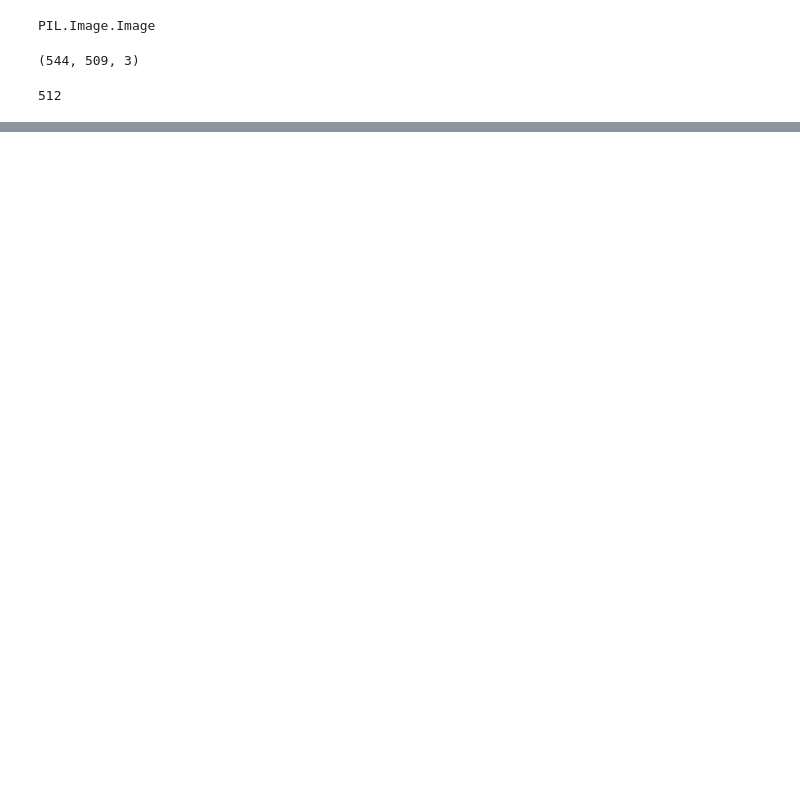
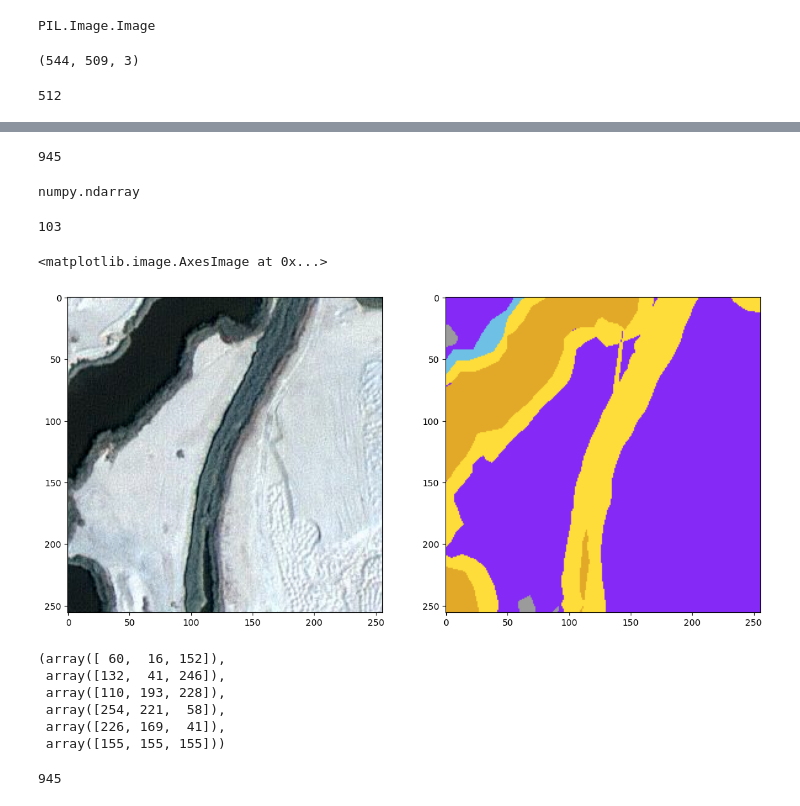
Before and after one commit to HoussemDs/satellite_segmentation, a Jupyter notebook: app_satelitie.ipynb, the cells around one changed output, grey strips where cells are left out. Cells and saved outputs as stored; diff of their text form; code cells hidden in the pictures; blank space fills up the shorter version.

```diff
--- a/app_satelitie.ipynb
+++ b/app_satelitie.ipynb
@@ -24 +59,3 @@ from patchify import patchify
+# %%
+minmaxscaler = MinMaxScaler()
 # %%
@@ -80,3 +114,6 @@ image_patches = patchify(image,(image_patch_size, image_patch_size, 3), step= im
 len(image_patches)
 # %% [output]
 2
+# %%
+image_x = image_patches[0,0,:,:]
+image_y = minmaxscaler.fit_transform(image_x.reshape(-1, image_x.shape[-1])).reshape(image_x.shape)
@@ -134,0 +185,24 @@ for tile_id in range(1,8):
+# %%
+len(image_dataset)
+len(mask_dataset)
+# %% [output]
+945
+# %%
+type(np.reshape(image_dataset[0], (image_patch_size, image_patch_size, 3)))
+# %% [output]
+numpy.ndarray
+# %%
+image_dataset = np.array(image_dataset)
+mask_dataset = np.array(mask_dataset)
+# %%
+random_image_id = random.randint(0, len(image_dataset))
+print(random_image_id)
+plt.figure(figsize=(14,8))
+plt.subplot(1,2,1)
+plt.imshow(image_dataset[random_image_id])
+plt.subplot(1,2,2)
+plt.imshow(mask_dataset[random_image_id])
+# %% [output]
+103
+<matplotlib.image.AxesImage at 0x...>
+[figure, added]
@@ -134,0 +230,13 @@ for tile_id in range(1,8):
+# %%
+class_building,class_Land,class_Road,class_Vegetation,class_Water,class_Unlabeled
+# %% [output]
+(array([ 60,  16, 152]),
+ array([132,  41, 246]),
+ array([110, 193, 228]),
+ array([254, 221,  58]),
+ array([226, 169,  41]),
+ array([155, 155, 155]))
+# %%
+mask_dataset.shape[0]
+# %% [output]
+945
```
Also changed, not shown: parts of 18 cells of this notebook.
